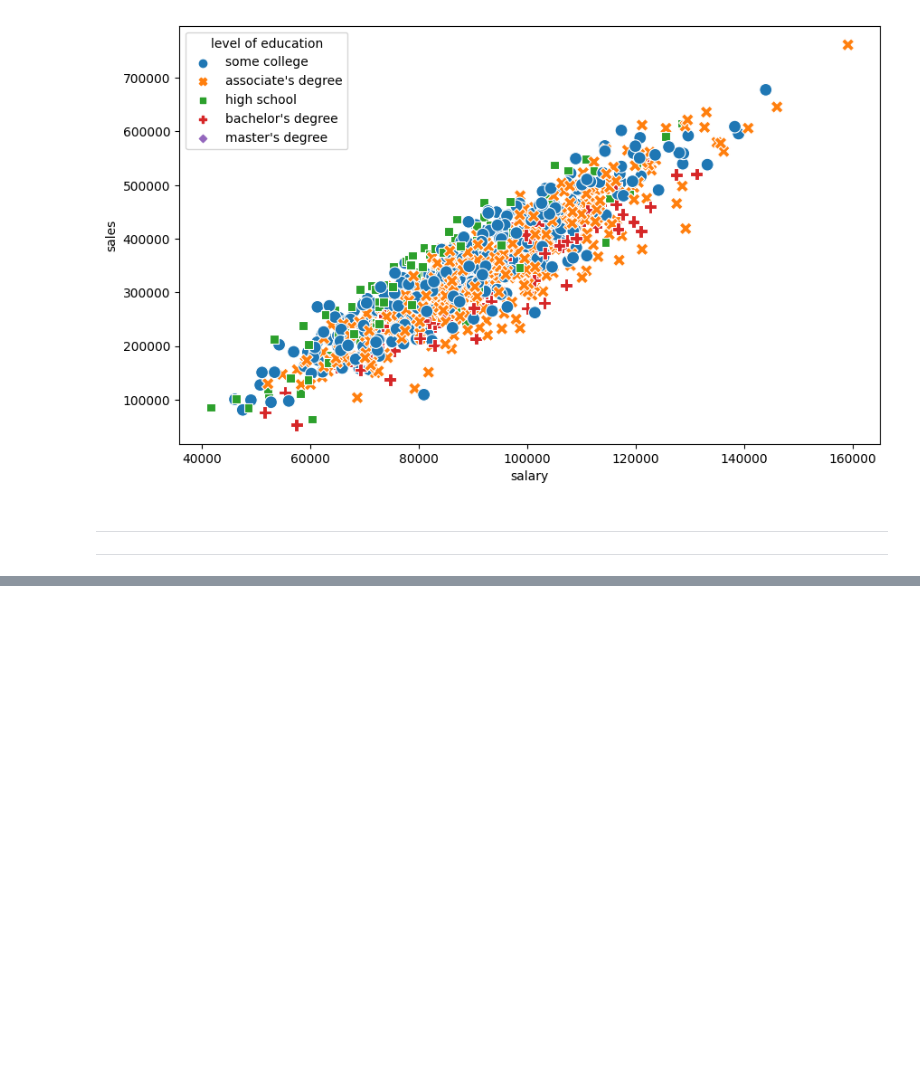
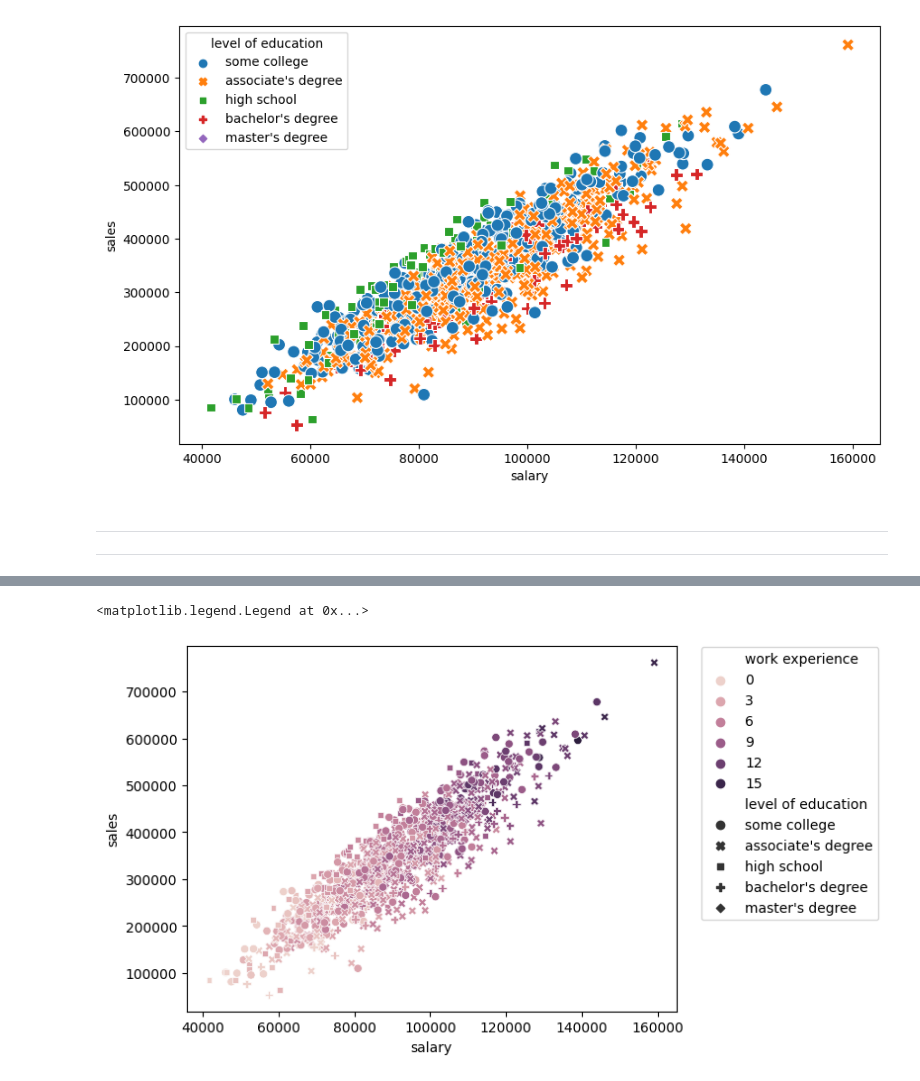
Before and after one commit to UnlimitedV/Learning_ML, a Jupyter notebook: seaborn/00-Scatter-Plots.ipynb, the cells around one changed output, grey strips where cells are left out. Drawn from its saved outputs; the diff is of its cells as text; code cells hidden in the pictures; blank space fills up the shorter version.

```diff
--- a/seaborn/00-Scatter-Plots.ipynb
+++ b/seaborn/00-Scatter-Plots.ipynb
@@ -146,0 +164,6 @@ plt.savefig('example_scatter.jpg')
+# %%
+sns.scatterplot(data=df, x='salary', y='sales', hue="work experience", style="level of education")
+plt.legend(loc=(1.05, 0.25))
+# %% [output]
+<matplotlib.legend.Legend at 0x...>
+[figure, added]
```
Also changed, not shown: parts of 4 cells of this notebook.
